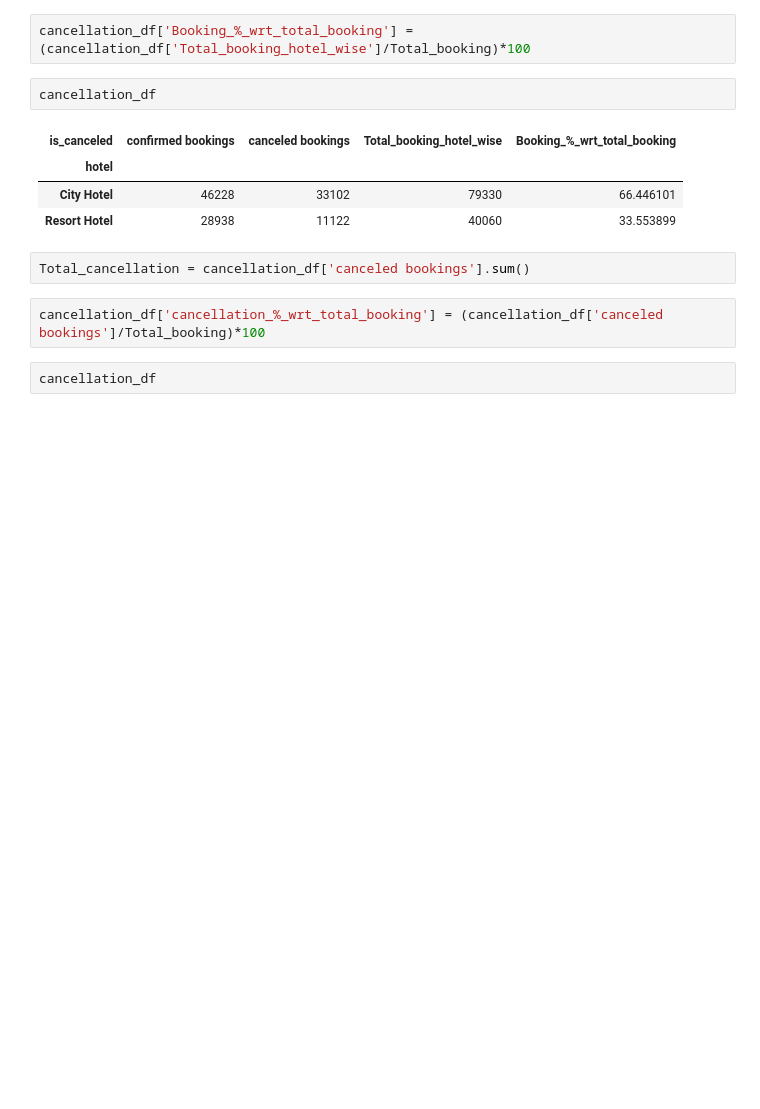
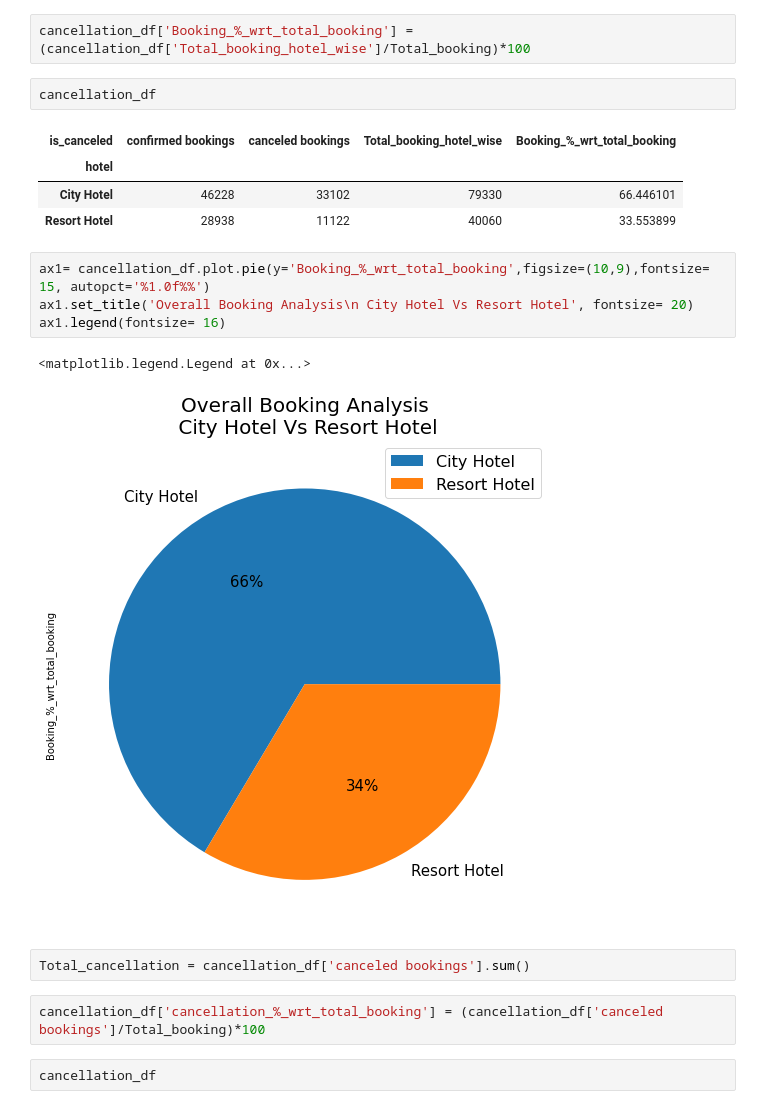
Before and after one commit to DebarajPurohit/Hotel_booking_analysis, a Jupyter notebook: Hotel_Booking_Analysis_Capstone_Project.ipynb, the cells around one changed output. Saved outputs shown, nothing was run; the diff lists cells and outputs as text; blank space fills up the shorter version.

```diff
--- a/Hotel_Booking_Analysis_Capstone_Project.ipynb
+++ b/Hotel_Booking_Analysis_Capstone_Project.ipynb
@@ -244,6 +250,13 @@ cancellation_df
 | hotel |  |  |  |  |
 | City Hotel | 46228 | 33102 | 79330 | 66.446101 |
 | Resort Hotel | 28938 | 11122 | 40060 | 33.553899 |
+# %%
+ax1= cancellation_df.plot.pie(y='Booking_%_wrt_total_booking',figsize=(10,9),fontsize= 15, autopct='%1.0f%%')
+ax1.set_title('Overall Booking Analysis\n City Hotel Vs Resort Hotel', fontsize= 20)
+ax1.legend(fontsize= 16)
+# %% [output]
+<matplotlib.legend.Legend at 0x...>
+[figure, added]
 # %%
 Total_cancellation = cancellation_df['canceled bookings'].sum()
 # %%
```
Also changed, not shown: parts of 31 cells of this notebook.
